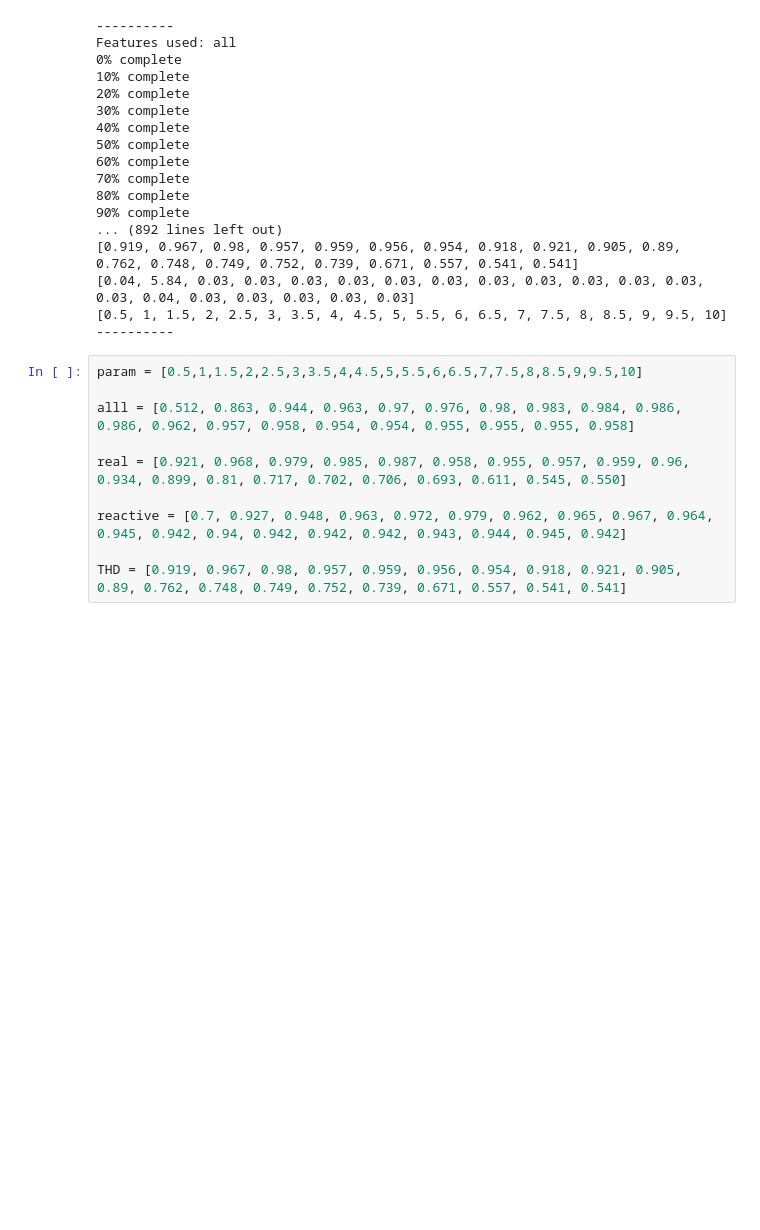
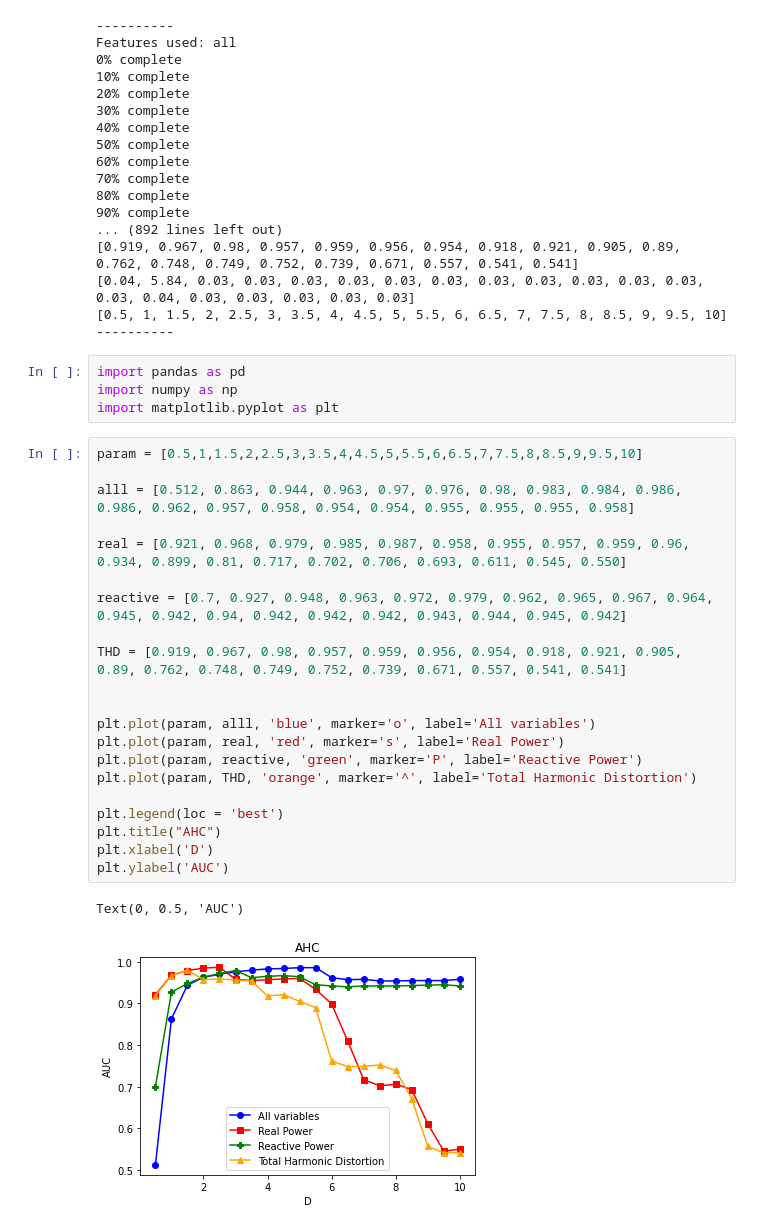
Before and after one commit to PhilipPhil/Unsupervised-Learning-for-Anomaly-Detection-in-Fleet-Based-Systems-Application-to-Air-Conditioners, a Jupyter notebook: AHC.ipynb, the cells around one changed output. Drawn from its saved outputs; the diff is of its cells as text; blank space fills up the shorter version.

```diff
--- a/AHC.ipynb
+++ b/AHC.ipynb
@@ -49,13 +49,31 @@ Features used: all
 [0.04, 5.84, 0.03, 0.03, 0.03, 0.03, 0.03, 0.03, 0.03, 0.03, 0.03, 0.03, 0.03, 0.03, 0.04, 0.03, 0.03, 0.03, 0.03, 0.03]
 [0.5, 1, 1.5, 2, 2.5, 3, 3.5, 4, 4.5, 5, 5.5, 6, 6.5, 7, 7.5, 8, 8.5, 9, 9.5, 10]
 ----------
-# %%
-param = [0.5,1,1.5,2,2.5,3,3.5,4,4.5,5,5.5,6,6.5,7,7.5,8,8.5,9,9.5,10]
-
-alll = [0.512, 0.863, 0.944, 0.963, 0.97, 0.976, 0.98, 0.983, 0.984, 0.986, 0.986, 0.962, 0.957, 0.958, 0.954, 0.954, 0.955, 0.955, 0.955, 0.958]
-
-real = [0.921, 0.968, 0.979, 0.985, 0.987, 0.958, 0.955, 0.957, 0.959, 0.96, 0.934, 0.899, 0.81, 0.717, 0.702, 0.706, 0.693, 0.611, 0.545, 0.550]
-
-reactive = [0.7, 0.927, 0.948, 0.963, 0.972, 0.979, 0.962, 0.965, 0.967, 0.964, 0.945, 0.942, 0.94, 0.942, 0.942, 0.942, 0.943, 0.944, 0.945, 0.942]
-
-THD = [0.919, 0.967, 0.98, 0.957, 0.959, 0.956, 0.954, 0.918, 0.921, 0.905, 0.89, 0.762, 0.748, 0.749, 0.752, 0.739, 0.671, 0.557, 0.541, 0.541]
+# %%
+import pandas as pd
+import numpy as np
+import matplotlib.pyplot as plt
+# %%
+param = [0.5,1,1.5,2,2.5,3,3.5,4,4.5,5,5.5,6,6.5,7,7.5,8,8.5,9,9.5,10]
+
+alll = [0.512, 0.863, 0.944, 0.963, 0.97, 0.976, 0.98, 0.983, 0.984, 0.986, 0.986, 0.962, 0.957, 0.958, 0.954, 0.954, 0.955, 0.955, 0.955, 0.958]
+
+real = [0.921, 0.968, 0.979, 0.985, 0.987, 0.958, 0.955, 0.957, 0.959, 0.96, 0.934, 0.899, 0.81, 0.717, 0.702, 0.706, 0.693, 0.611, 0.545, 0.550]
+
+reactive = [0.7, 0.927, 0.948, 0.963, 0.972, 0.979, 0.962, 0.965, 0.967, 0.964, 0.945, 0.942, 0.94, 0.942, 0.942, 0.942, 0.943, 0.944, 0.945, 0.942]
+
+THD = [0.919, 0.967, 0.98, 0.957, 0.959, 0.956, 0.954, 0.918, 0.921, 0.905, 0.89, 0.762, 0.748, 0.749, 0.752, 0.739, 0.671, 0.557, 0.541, 0.541]
+
+
+plt.plot(param, alll, 'blue', marker='o', label='All variables')
+plt.plot(param, real, 'red', marker='s', label='Real Power')
+plt.plot(param, reactive, 'green', marker='P', label='Reactive Power')
+plt.plot(param, THD, 'orange', marker='^', label='Total Harmonic Distortion')
+
+plt.legend(loc = 'best')
+plt.title("AHC")
+plt.xlabel('D')
+plt.ylabel('AUC')
+# %% [output]
+Text(0, 0.5, 'AUC')
+[figure, added]
```
Also changed, not shown: 7 other files.
